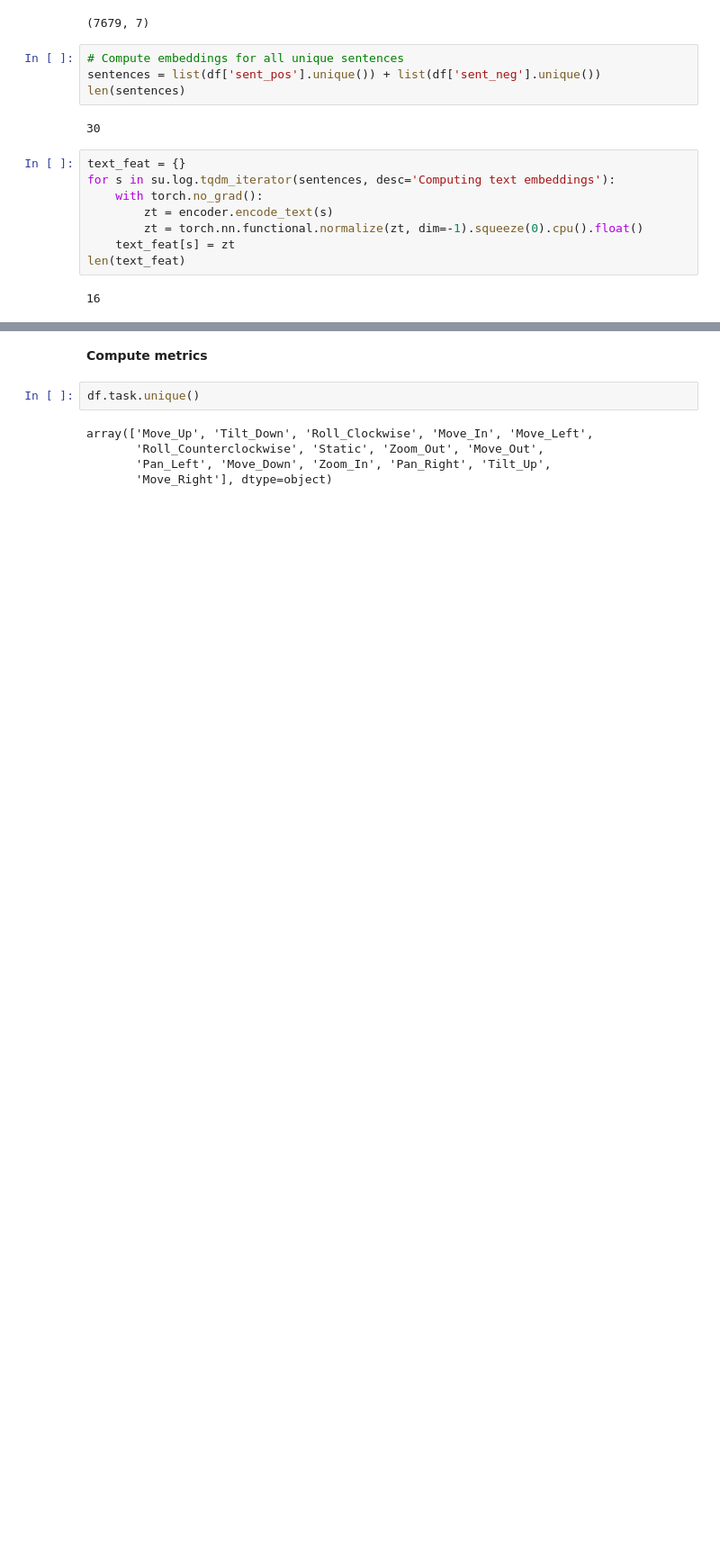
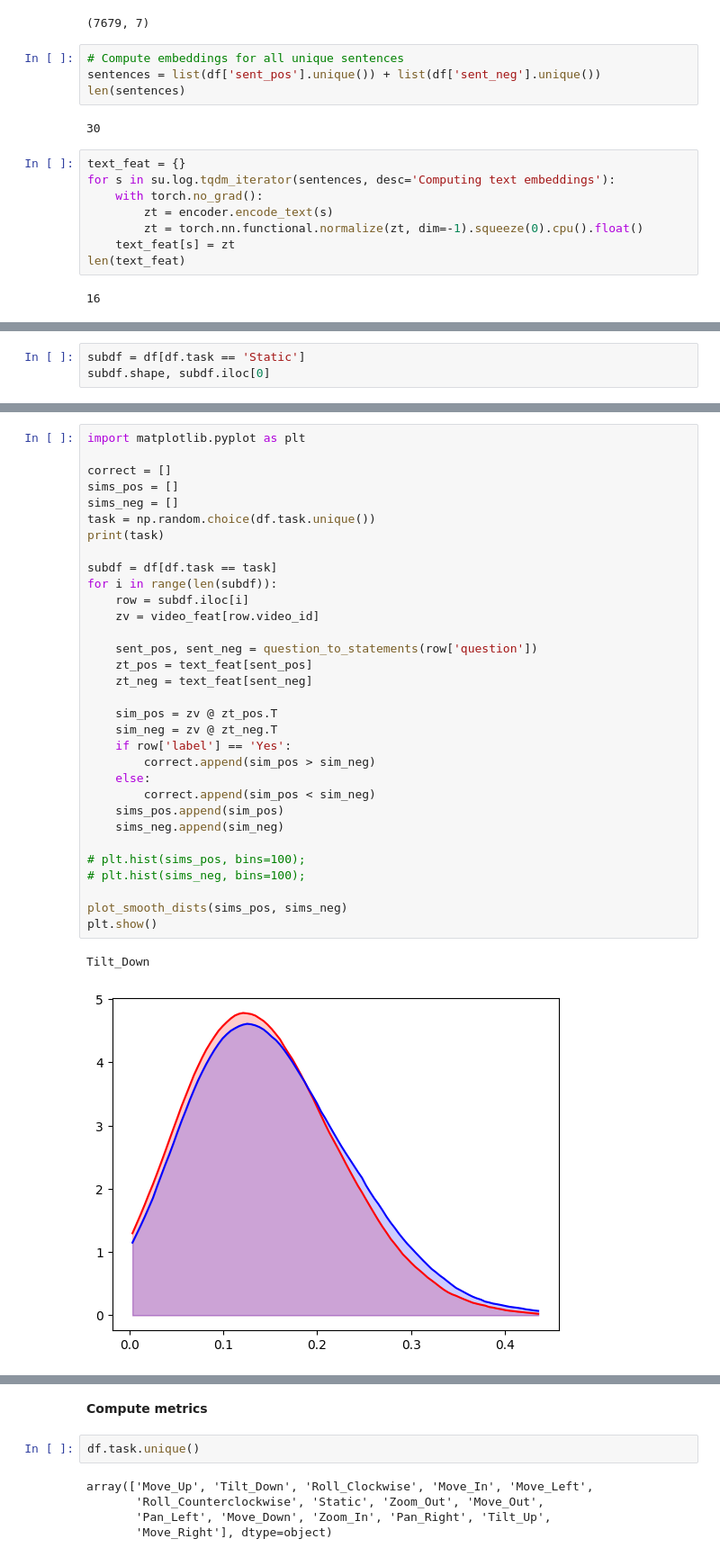
Before and after one commit to bpiyush/CaReBench, a Jupyter notebook: notebooks/camerabench_evaluation.ipynb, the cells around one changed output, grey strips where cells are left out. Shown at 90% size. Drawn from its saved outputs; the diff is of its cells as text; blank space fills up the shorter version.

```diff
--- a/notebooks/camerabench_evaluation.ipynb
+++ b/notebooks/camerabench_evaluation.ipynb
@@ -285,0 +288,3 @@ len(text_feat)
+# %%
+subdf = df[df.task == 'Static']
+subdf.shape, subdf.iloc[0]
@@ -285,0 +375,35 @@ len(text_feat)
+# %%
+import matplotlib.pyplot as plt
+
+correct = []
+sims_pos = []
+sims_neg = []
+task = np.random.choice(df.task.unique())
+print(task)
+
+subdf = df[df.task == task]
+for i in range(len(subdf)):
+    row = subdf.iloc[i]
+    zv = video_feat[row.video_id]
+
+    sent_pos, sent_neg = question_to_statements(row['question'])
+    zt_pos = text_feat[sent_pos]
+    zt_neg = text_feat[sent_neg]
+
+    sim_pos = zv @ zt_pos.T
+    sim_neg = zv @ zt_neg.T
+    if row['label'] == 'Yes':
+        correct.append(sim_pos > sim_neg)
+    else:
+        correct.append(sim_pos < sim_neg)
+    sims_pos.append(sim_pos)
+    sims_neg.append(sim_neg)
+
+# plt.hist(sims_pos, bins=100);
+# plt.hist(sims_neg, bins=100);
+
+plot_smooth_dists(sims_pos, sims_neg)
+plt.show()
+# %% [output]
+Tilt_Down
+[figure, added]
```
Also changed, not shown: parts of 15 cells of this notebook.
